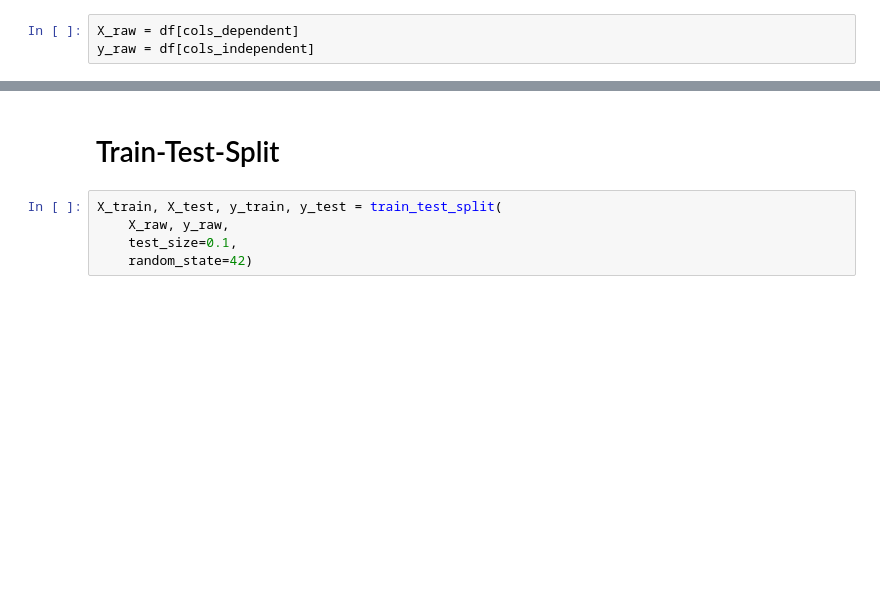
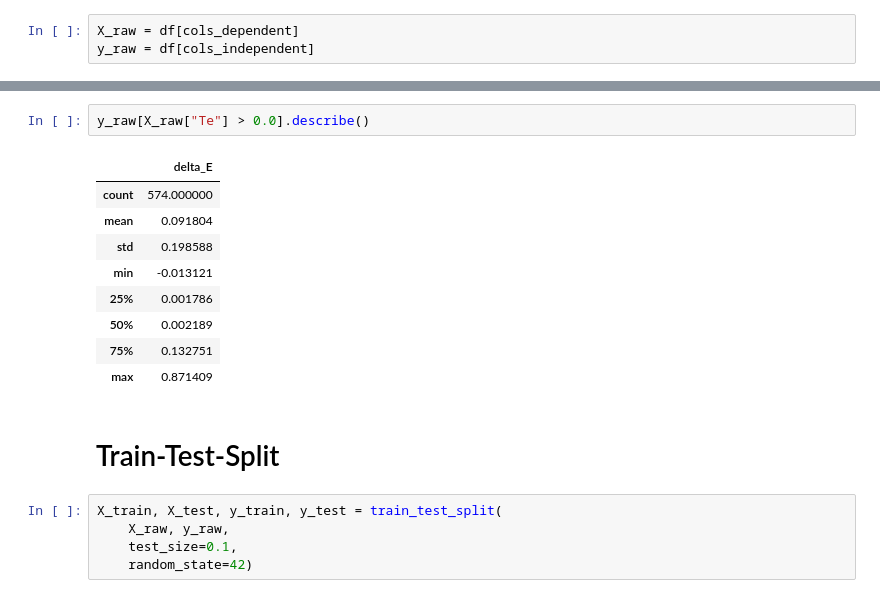
Before and after one commit to CS-433/ml-project-2-aiidalearn, a Jupyter notebook: code/simple_regression/toy_regression.ipynb, the cells around one changed output, grey strips where cells are left out. Cells and saved outputs as stored; diff of their text form; blank space fills up the shorter version.

```diff
--- a/code/simple_regression/toy_regression.ipynb
+++ b/code/simple_regression/toy_regression.ipynb
@@ -43,3 +57,15 @@ X_raw.describe()
+# %%
+y_raw[X_raw["Te"] > 0.0].describe()
+# %% [output]
+|  | delta_E |
+| count | 574.000000 |
+| mean | 0.091804 |
+| std | 0.198588 |
+| min | -0.013121 |
+| 25% | 0.001786 |
+| 50% | 0.002189 |
+| 75% | 0.132751 |
+| max | 0.871409 |
 # %% [markdown]
 # Train-Test-Split
 # %%
```
Also changed, not shown: parts of 18 cells of this notebook, 5 other files.
